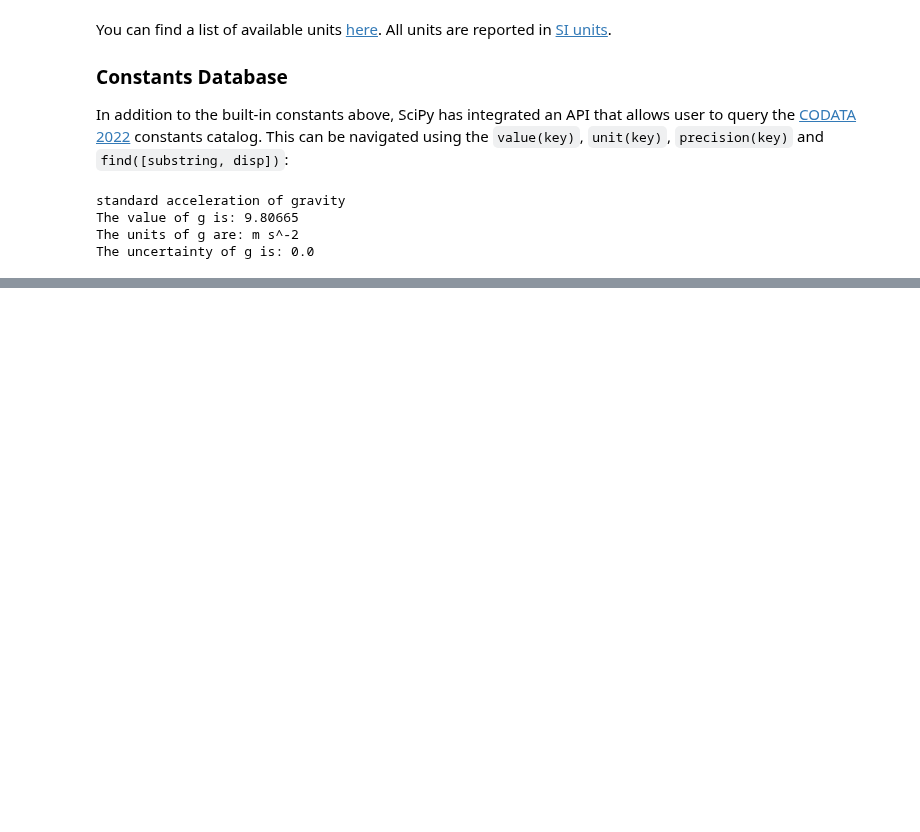
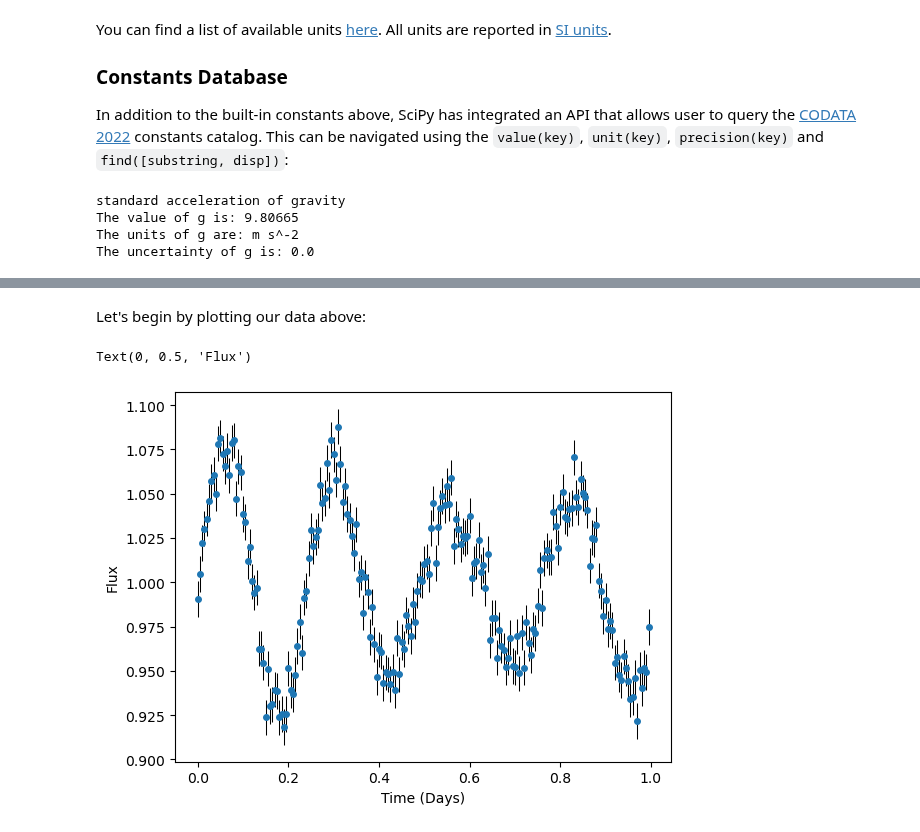
Before and after one commit to AstroMusers/ExoCore, a Jupyter notebook: ExoCore/Curriculum/Data_Structures/Scipy.ipynb, the cells around one changed output, grey strips where cells are left out. Drawn from its saved outputs; the diff is of its cells as text; code cells hidden in the pictures; blank space fills up the shorter version.

```diff
--- a/ExoCore/Curriculum/Data_Structures/Scipy.ipynb
+++ b/ExoCore/Curriculum/Data_Structures/Scipy.ipynb
@@ -80,0 +86,28 @@ The uncertainty of g is: 0.0
+# %%
+import scipy.optimize as opt
+import numpy as np
+from matplotlib import pyplot as plt
+## Lists to store data
+time = []
+flux = []
+flux_err = []
+
+## Parameters to base our data on
+amp1 = 0.04
+amp2 = 0.06
+freq = 30
+freq2 = 25
+for index in range(200):
+    index = index/200
+    time.append(index)
+    flux.append(((amp1)*np.sin(freq*index) +(amp2)*np.sin(freq2*index)) + np.random.normal(1, scale=0.01))
+    flux_err.append(0.01)
+# %% [markdown]
+Let's begin by plotting our data above:
+# %%
+plt.errorbar(time, flux, yerr=flux_err, ecolor='black', elinewidth=0.75, marker='o', linestyle='', markersize=4)
+plt.xlabel('Time (Days)')
+plt.ylabel('Flux')
+# %% [output]
+Text(0, 0.5, 'Flux')
+[figure, added]
```
Also changed, not shown: parts of 4 cells of this notebook, 1 other file.
